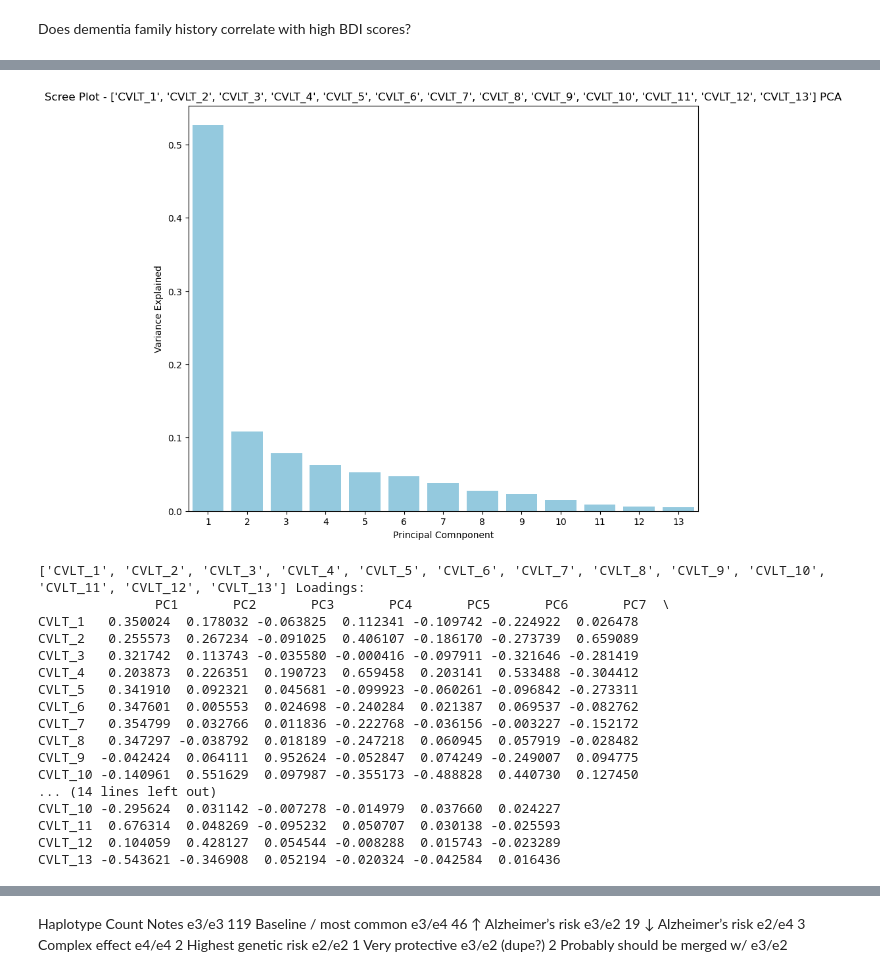
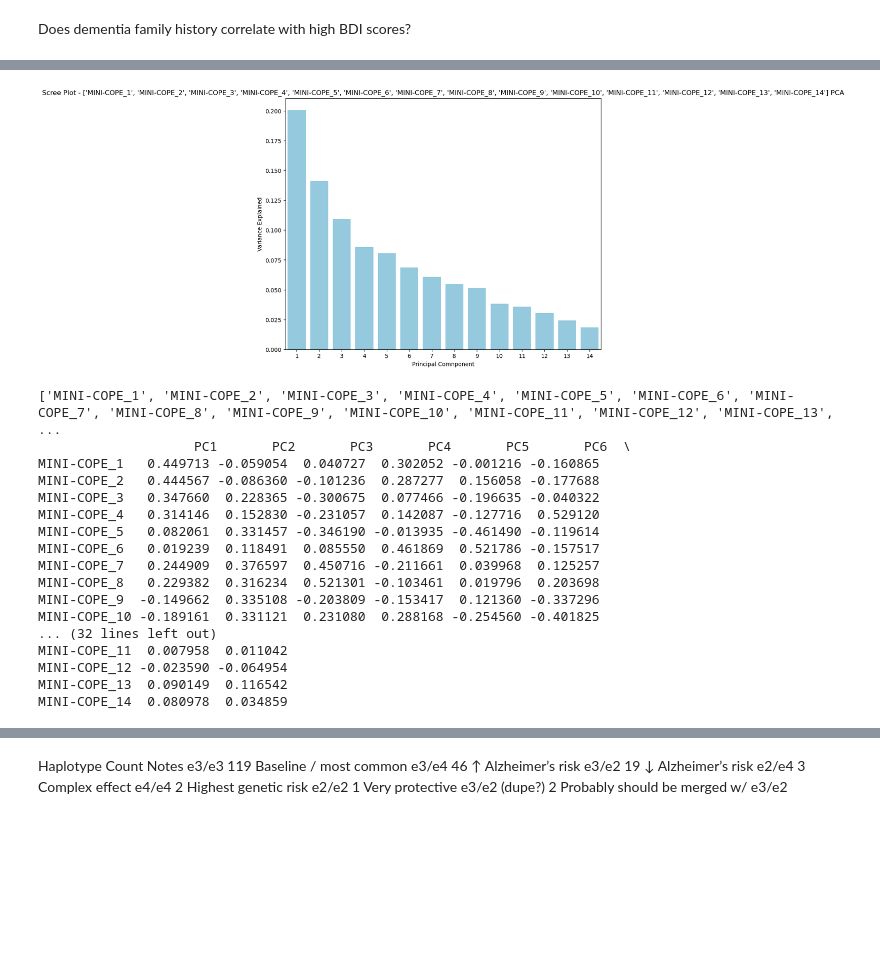
Before and after one commit to olsenben/genotype-neurophenotype, a Jupyter notebook: notebooks/02_data_exploration.ipynb, the cells around one changed output, grey strips where cells are left out. Saved outputs shown, nothing was run; the diff lists cells and outputs as text; code cells hidden in the pictures; blank space fills up the shorter version.

```diff
--- a/notebooks/02_data_exploration.ipynb
+++ b/notebooks/02_data_exploration.ipynb
@@ -86,8 +86,8 @@ msno.matrix(df)
 Set categorical types for efficient analysis:
 # %%
 categorical_cols = [
-    'sex', 'education', 'learning_deficits', 'smoking_status', 'ibuprofen_intake',
-    'thyroid_diseases', 'coffee_status', 'dementia_history_parents'
+    'APOE_haplotype','sex', 'education', 'learning_deficits', 'allergies', 'drugs', 'ibuprofen_intake', 'thyroid_diseases', 'hypertension','diabetes',
+      'other_diseases','smoking_status', 'coffee_status', 'dementia_history_parents'
     ]
 
 df[categorical_cols] = df[categorical_cols].astype('category')
@@ -122,3 +122,5 @@ plt.show()
+# %%
+df = df.map(lambda x: x.strip() if isinstance(x, str) else x)
 # %% [markdown]
 For Continuous Variables:
 # %%
@@ -232,8 +230,6 @@ def plot_cog_scores(groupby):
       "cvlt" : ['CVLT_1', 'CVLT_2', 'CVLT_3', 'CVLT_4', 'CVLT_5', 'CVLT_6', 'CVLT_7', 'CVLT_8',
                         'CVLT_9', 'CVLT_10', 'CVLT_11', 'CVLT_12', 'CVLT_13']
   }
-
-
 
   for key, value in all_test.items():
 
@@ -249,10 +245,11 @@ def plot_cog_scores(groupby):
       plt.tight_layout()
       plt.show()
 
-# categorical_cols = [
-#     'sex', 'education', 'learning_deficits', 'smoking_status', 'ibuprofen_intake',
-#     'thyroid_diseases', 'coffee_status', 'dementia_history_parents'
-#     ]
+at_risk_haplos = 'e3/e4, e2/e4, e4/e4'.split(',')
+
+df['risk'] = np.where(df['APOE_haplotype'].isin(at_risk_haplos), 1, 0)
+
+plot_cog_scores("risk")
 
 # for cat in categorical_cols:
 #   plot_cog_scores(cat)
@@ -289,49 +291,49 @@ def analyze_PCA(columns,cluster_size):
     sns.barplot(x=list(range(1,len(explained_variance) + 1)), y=explained_variance, color="skyblue")
     plt.title(f'Scree Plot - {columns} PCA')
     plt.xlabel('Principal Comnponent')
     plt.ylabel('Variance Explained')
     plt.show()
 
     # loadings
     loadings = pd.DataFrame(pca.components_.T, columns=[f'PC{i+1}' for i in range(len(columns))], index=columns)
     print(f"{columns} Loadings:\n", loadings)
 
     plt.figure(figsize=(10, 8))
     sns.heatmap(loadings.iloc[:, :6], annot=True, cmap="coolwarm", center=0)
     plt.title("PCA Loadings for First 6 Components")
     plt.xlabel("Principal Components")
     plt.ylabel(f"{columns} Items")
     plt.tight_layout()
     plt.show()
 
     k = cluster_size  # Set the number of clusters you want
     kmeans = KMeans(n_clusters=k, random_state=42)
     clusters = kmeans.fit_predict(X_pca)
 
     # Plot the clusters in PCA space
     plt.figure(figsize=(8, 6))
     for cluster_id in range(k):
         plt.scatter(X_pca[clusters == cluster_id, 0],
                     X_pca[clusters == cluster_id, 1],
                     label=f'Cluster {cluster_id + 1}', alpha=0.7)
 
-analyze_PCA(cvlt_cols, 3)
+analyze_PCA(mini_cope_cols, 3)
 # %% [output]
-[figure, old version]
+[figure, new version]
-['CVLT_1', 'CVLT_2', 'CVLT_3', 'CVLT_4', 'CVLT_5', 'CVLT_6', 'CVLT_7', 'CVLT_8', 'CVLT_9', 'CVLT_10', 'CVLT_11', 'CVLT_12', 'CVLT_13'] Loadings:
-               PC1       PC2       PC3       PC4       PC5       PC6       PC7  \
-CVLT_1   0.350024  0.178032 -0.063825  0.112341 -0.109742 -0.224922  0.026478
-CVLT_2   0.255573  0.267234 -0.091025  0.406107 -0.186170 -0.273739  0.659089
-CVLT_3   0.321742  0.113743 -0.035580 -0.000416 -0.097911 -0.321646 -0.281419
-CVLT_4   0.203873  0.226351  0.190723  0.659458  0.203141  0.533488 -0.304412
-CVLT_5   0.341910  0.092321  0.045681 -0.099923 -0.060261 -0.096842 -0.273311
-CVLT_6   0.347601  0.005553  0.024698 -0.240284  0.021387  0.069537 -0.082762
-CVLT_7   0.354799  0.032766  0.011836 -0.222768 -0.036156 -0.003227 -0.152172
-CVLT_8   0.347297 -0.038792  0.018189 -0.247218  0.060945  0.057919 -0.028482
-CVLT_9  -0.042424  0.064111  0.952624 -0.052847  0.074249 -0.249007  0.094775
-CVLT_10 -0.140961  0.551629  0.097987 -0.355173 -0.488828  0.440730  0.127450
-... (14 lines left out)
-CVLT_10 -0.295624  0.031142 -0.007278 -0.014979  0.037660  0.024227
-CVLT_11  0.676314  0.048269 -0.095232  0.050707  0.030138 -0.025593
-CVLT_12  0.104059  0.428127  0.054544 -0.008288  0.015743 -0.023289
-CVLT_13 -0.543621 -0.346908  0.052194 -0.020324 -0.042584  0.016436
+['MINI-COPE_1', 'MINI-COPE_2', 'MINI-COPE_3', 'MINI-COPE_4', 'MINI-COPE_5', 'MINI-COPE_6', 'MINI-COPE_7', 'MINI-COPE_8', 'MINI-COPE_9', 'MINI-COPE_10', 'MINI-COPE_11', 'MINI-COPE_12', 'MINI-COPE_13',  ...
+                    PC1       PC2       PC3       PC4       PC5       PC6  \
+MINI-COPE_1   0.449713 -0.059054  0.040727  0.302052 -0.001216 -0.160865
+MINI-COPE_2   0.444567 -0.086360 -0.101236  0.287277  0.156058 -0.177688
+MINI-COPE_3   0.347660  0.228365 -0.300675  0.077466 -0.196635 -0.040322
+MINI-COPE_4   0.314146  0.152830 -0.231057  0.142087 -0.127716  0.529120
+MINI-COPE_5   0.082061  0.331457 -0.346190 -0.013935 -0.461490 -0.119614
+MINI-COPE_6   0.019239  0.118491  0.085550  0.461869  0.521786 -0.157517
+MINI-COPE_7   0.244909  0.376597  0.450716 -0.211661  0.039968  0.125257
+MINI-COPE_8   0.229382  0.316234  0.521301 -0.103461  0.019796  0.203698
+MINI-COPE_9  -0.149662  0.335108 -0.203809 -0.153417  0.121360 -0.337296
+MINI-COPE_10 -0.189161  0.331121  0.231080  0.288168 -0.254560 -0.401825
+... (32 lines left out)
+MINI-COPE_11  0.007958  0.011042
+MINI-COPE_12 -0.023590 -0.064954
+MINI-COPE_13  0.090149  0.116542
+MINI-COPE_14  0.080978  0.034859
```
Also changed, not shown: parts of 4 cells of this notebook.
